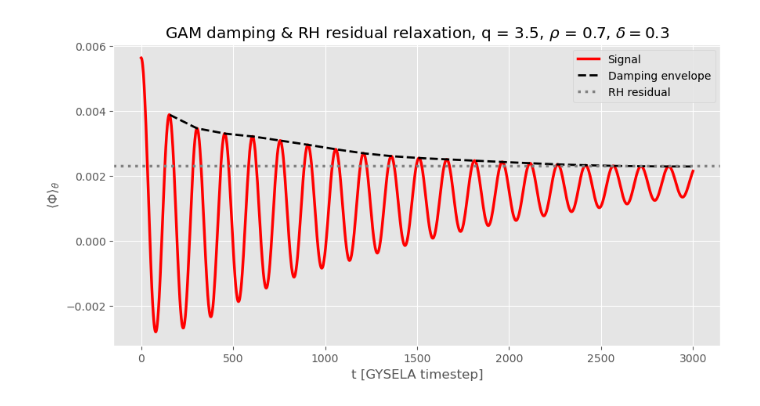
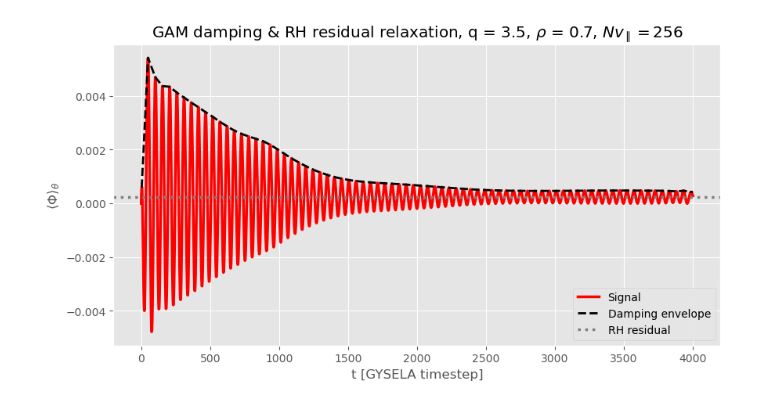
Before and after one commit to seferoni/GYSELA_utils, a Jupyter notebook: post-processing/scripts/exploratory_notebooks/rosenbluth_hinton_mn0.ipynb, the cells around one changed output. Drawn from its saved outputs; the diff is of its cells as text; code cells hidden in the pictures.

```diff
--- a/post-processing/scripts/exploratory_notebooks/rosenbluth_hinton_mn0.ipynb
+++ b/post-processing/scripts/exploratory_notebooks/rosenbluth_hinton_mn0.ipynb
@@ -15,41 +11,40 @@ from scipy import stats;
 # %%
 # Test inputs - delete when done!
-delta_t = reader.fetch_data_from_h5("/zhisongqu_data/seth/GYSELA/raw/GG2019_culham_kappascan/DN_KAPPASCAN_CULHAM_Q1.5_1.1/sp0/Phi2D/Phi2D_d00000.h5")["deltat"].values;
-data_arrays = reader.compile_data_from_directory("Phirth_n0", "/zhisongqu_data/seth/GYSELA/raw/GG2019_culham_kappascan/DN_KAPPASCAN_CULHAM_Q1.5_1.1/sp0/Phi2D");
+directory_path = "/zhisongqu_data/seth/GYSELA/raw/fresh_batch_8.0/DN_RECTEST_CULHAM_NVPAR255";
+delta_t = reader.fetch_delta_t(directory_path);
+data_arrays = reader.fetch_phi2D_data(directory_path);
 # %%
 def plot_rosenbluth_hinton(phi2D_list, delta_t, dt_diag, title_suffix = "", effective_radius = 0.7, residual_window = 100, signal_band_pass = True):
 
 	# Signal isolation and data processing.
 	radial_time_series = utils.generate_poloidally_averaged_time_series(phi2D_list, effective_radius);
 
 	if signal_band_pass:
 		radial_time_series = utils.butterworth_band_pass_filter(radial_time_series, dt_diag);
 
 	# We recover the actual number of simulation time-steps here.
 	# This does not actually change the size of the array, only its spacing.
 	time_range = utils.generate_time_range_by_series(radial_time_series, delta_t, dt_diag);
 	GAM_frequency = utils.extract_gam_frequency(phi2D_list, dt_diag, effective_radius);
 	amplitude_envelope = utils.generate_damping_envelope(radial_time_series, GAM_frequency, dt_diag);
 	residual_level = utils.calculate_residual_level(amplitude_envelope, residual_window);
 
 	if signal_band_pass:
 		# Restore residual levels as the band-pass eliminates this information.
 		radial_time_series += residual_level;
 		amplitude_envelope += residual_level;
 
-	visualisation_indices = utils.calculate_physical_envelope_indices(amplitude_envelope, GAM_frequency, dt_diag);
-
 	# Figure plotting logic.
 	plt.figure(figsize = (10, 5));
 	plt.plot(time_range, radial_time_series, color = "red", lw = 2.5, label = "Signal");
-	plt.plot(time_range[visualisation_indices[0] : visualisation_indices[1]], amplitude_envelope[visualisation_indices[0] : visualisation_indices[1]], color = "black", linestyle = "--", label= "Damping envelope", lw = 2.0);
+	plt.plot(time_range, amplitude_envelope, color = "black", linestyle = "--", label= "Damping envelope", lw = 2.0);
 	plt.axhline(y = residual_level, color = "gray", linestyle = ":", label = f"RH residual", lw = 2.5);
 	plt.xlabel("t [GYSELA timestep]");
 	plt.ylabel(r"$\langle \Phi \rangle_\theta$");
 	plt.title(f"GAM damping & RH residual relaxation, q = 3.5, $\\rho$ = {effective_radius}, {title_suffix}");
-	plt.legend(frameon = True, loc = "upper right");
+	plt.legend(frameon = True, loc = "lower right");
 	plt.show();
 
-plot_rosenbluth_hinton(data_arrays, delta_t, dt_diag = 50, effective_radius = 0.7, title_suffix = "$\delta = 0.3$", signal_band_pass = False);
+plot_rosenbluth_hinton(data_arrays, delta_t, dt_diag = 50, effective_radius = 0.7, title_suffix = "$Nv_\parallel = 256$", signal_band_pass = True);
 # %% [output]
-[figure, old version]
+[figure, new version]
```
Also changed, not shown: parts of 1 cell of this notebook, 5 other files.
